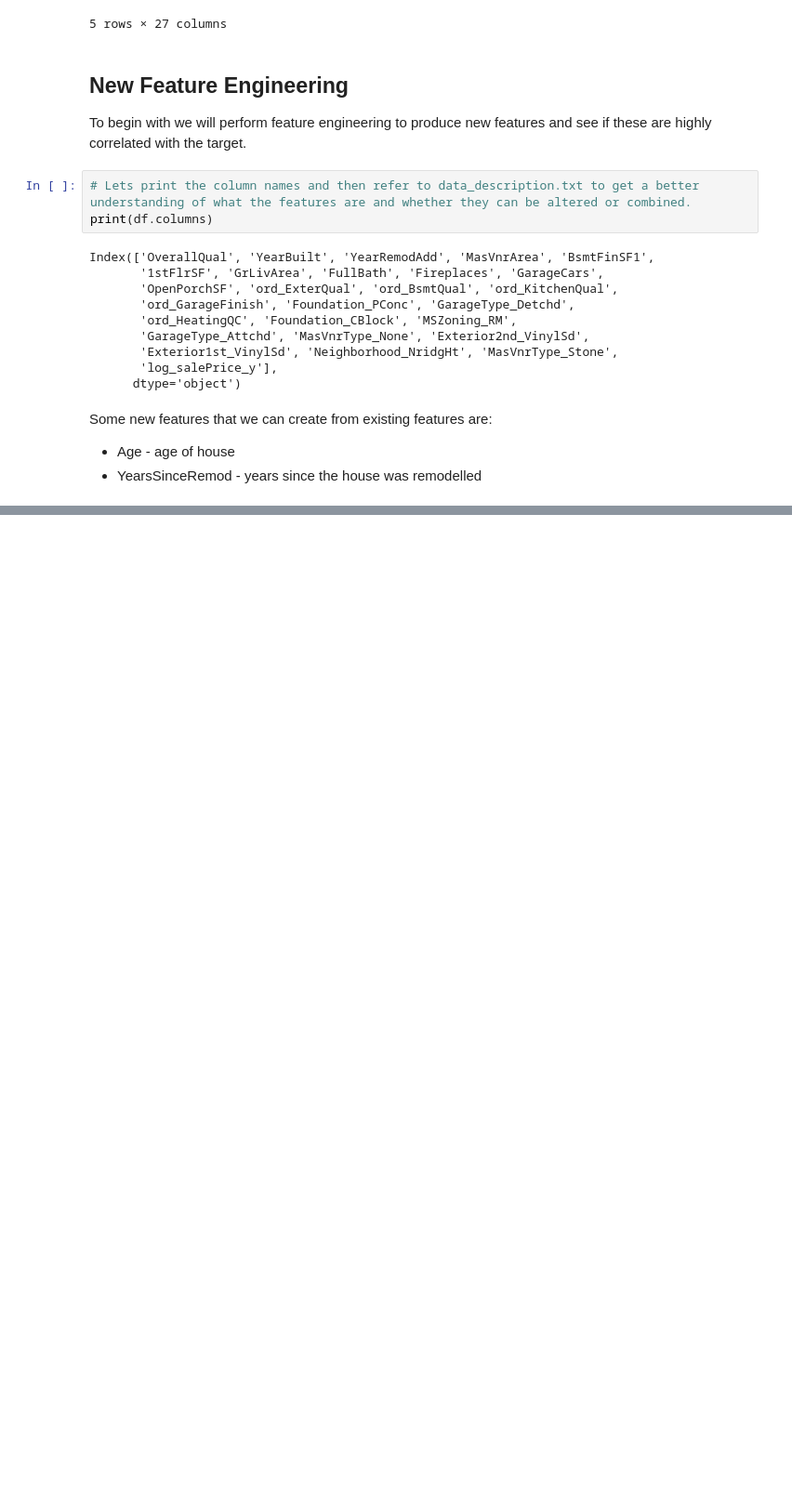
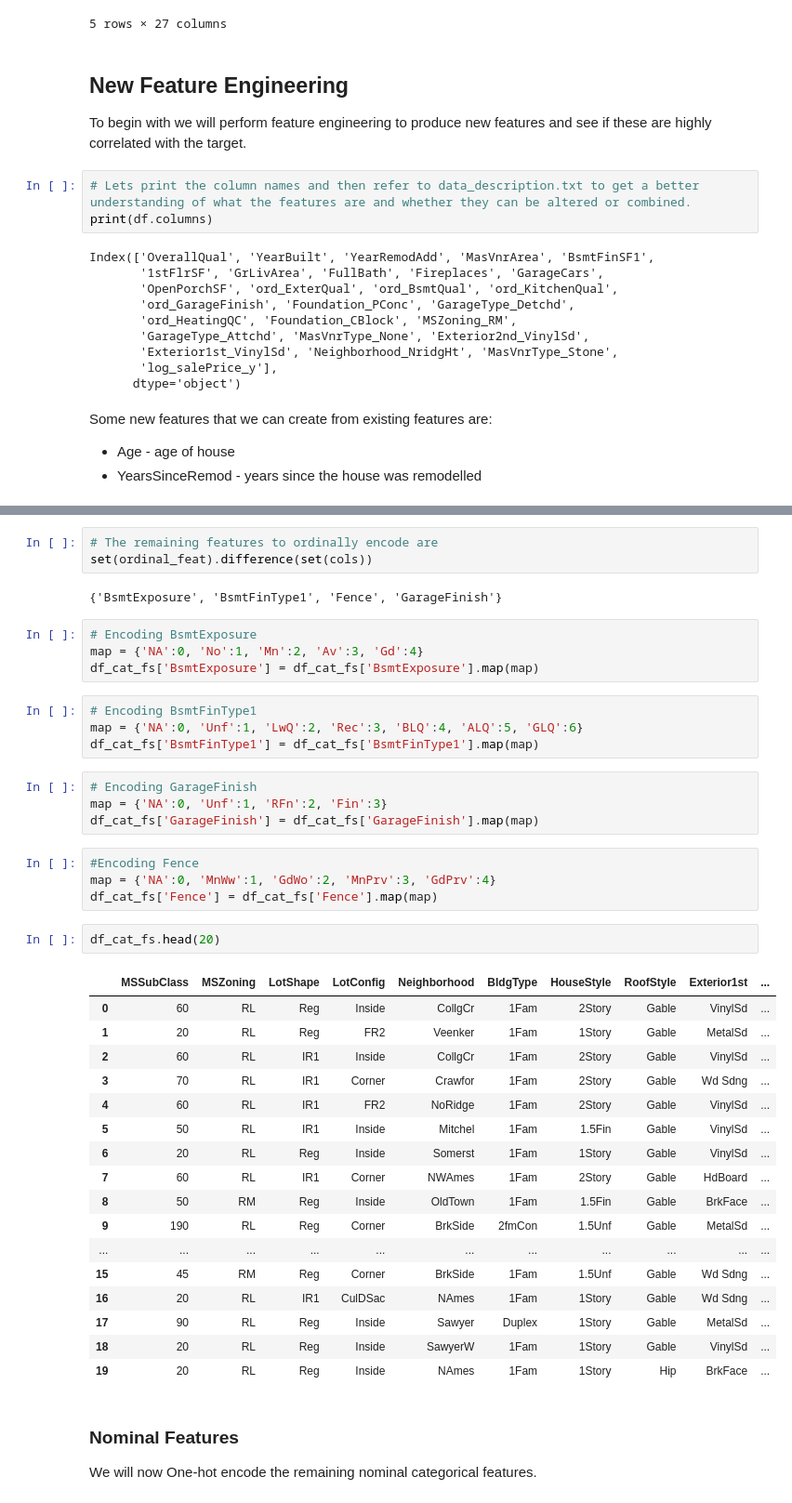
Before and after one commit to ryanhancox/kaggle_house_prices_advanced_regression, a Jupyter notebook: dev/feature_engineering.ipynb, the cells around one changed output, grey strips where cells are left out. Shown at 93% size. Cells and saved outputs as stored; diff of their text form; blank space fills up the shorter version.

```diff
--- a/dev/feature_engineering.ipynb
+++ b/dev/feature_engineering.ipynb
@@ -39,0 +56,44 @@ Some new features that we can create from existing features are:
+# %%
+# The remaining features to ordinally encode are
+set(ordinal_feat).difference(set(cols))
+# %% [output]
+{'BsmtExposure', 'BsmtFinType1', 'Fence', 'GarageFinish'}
+# %%
+# Encoding BsmtExposure
+map = {'NA':0, 'No':1, 'Mn':2, 'Av':3, 'Gd':4}
+df_cat_fs['BsmtExposure'] = df_cat_fs['BsmtExposure'].map(map)
+# %%
+# Encoding BsmtFinType1
+map = {'NA':0, 'Unf':1, 'LwQ':2, 'Rec':3, 'BLQ':4, 'ALQ':5, 'GLQ':6}
+df_cat_fs['BsmtFinType1'] = df_cat_fs['BsmtFinType1'].map(map)
+# %%
+# Encoding GarageFinish
+map = {'NA':0, 'Unf':1, 'RFn':2, 'Fin':3}
+df_cat_fs['GarageFinish'] = df_cat_fs['GarageFinish'].map(map)
+# %%
+#Encoding Fence
+map = {'NA':0, 'MnWw':1, 'GdWo':2, 'MnPrv':3, 'GdPrv':4}
+df_cat_fs['Fence'] = df_cat_fs['Fence'].map(map)
+# %%
+df_cat_fs.head(20)
+# %% [output]
+|  | MSSubClass | MSZoning | LotShape | LotConfig | Neighborhood | BldgType | HouseStyle | RoofStyle | Exterior1st | ... |
+| 0 | 60 | RL | Reg | Inside | CollgCr | 1Fam | 2Story | Gable | VinylSd | ... |
+| 1 | 20 | RL | Reg | FR2 | Veenker | 1Fam | 1Story | Gable | MetalSd | ... |
+| 2 | 60 | RL | IR1 | Inside | CollgCr | 1Fam | 2Story | Gable | VinylSd | ... |
+| 3 | 70 | RL | IR1 | Corner | Crawfor | 1Fam | 2Story | Gable | Wd Sdng | ... |
+| 4 | 60 | RL | IR1 | FR2 | NoRidge | 1Fam | 2Story | Gable | VinylSd | ... |
+| 5 | 50 | RL | IR1 | Inside | Mitchel | 1Fam | 1.5Fin | Gable | VinylSd | ... |
+| 6 | 20 | RL | Reg | Inside | Somerst | 1Fam | 1Story | Gable | VinylSd | ... |
+| 7 | 60 | RL | IR1 | Corner | NWAmes | 1Fam | 2Story | Gable | HdBoard | ... |
+| 8 | 50 | RM | Reg | Inside | OldTown | 1Fam | 1.5Fin | Gable | BrkFace | ... |
+| 9 | 190 | RL | Reg | Corner | BrkSide | 2fmCon | 1.5Unf | Gable | MetalSd | ... |
+| ... | ... | ... | ... | ... | ... | ... | ... | ... | ... | ... |
+| 15 | 45 | RM | Reg | Corner | BrkSide | 1Fam | 1.5Unf | Gable | Wd Sdng | ... |
+| 16 | 20 | RL | IR1 | CulDSac | NAmes | 1Fam | 1Story | Gable | Wd Sdng | ... |
+| 17 | 90 | RL | Reg | Inside | Sawyer | Duplex | 1Story | Gable | MetalSd | ... |
+| 18 | 20 | RL | Reg | Inside | SawyerW | 1Fam | 1Story | Gable | VinylSd | ... |
+| 19 | 20 | RL | Reg | Inside | NAmes | 1Fam | 1Story | Hip | BrkFace | ... |
+# %% [markdown]
+### Nominal Features
+We will now One-hot encode the remaining nominal categorical features.
```
Also changed, not shown: parts of 17 cells of this notebook, 5 other files.
